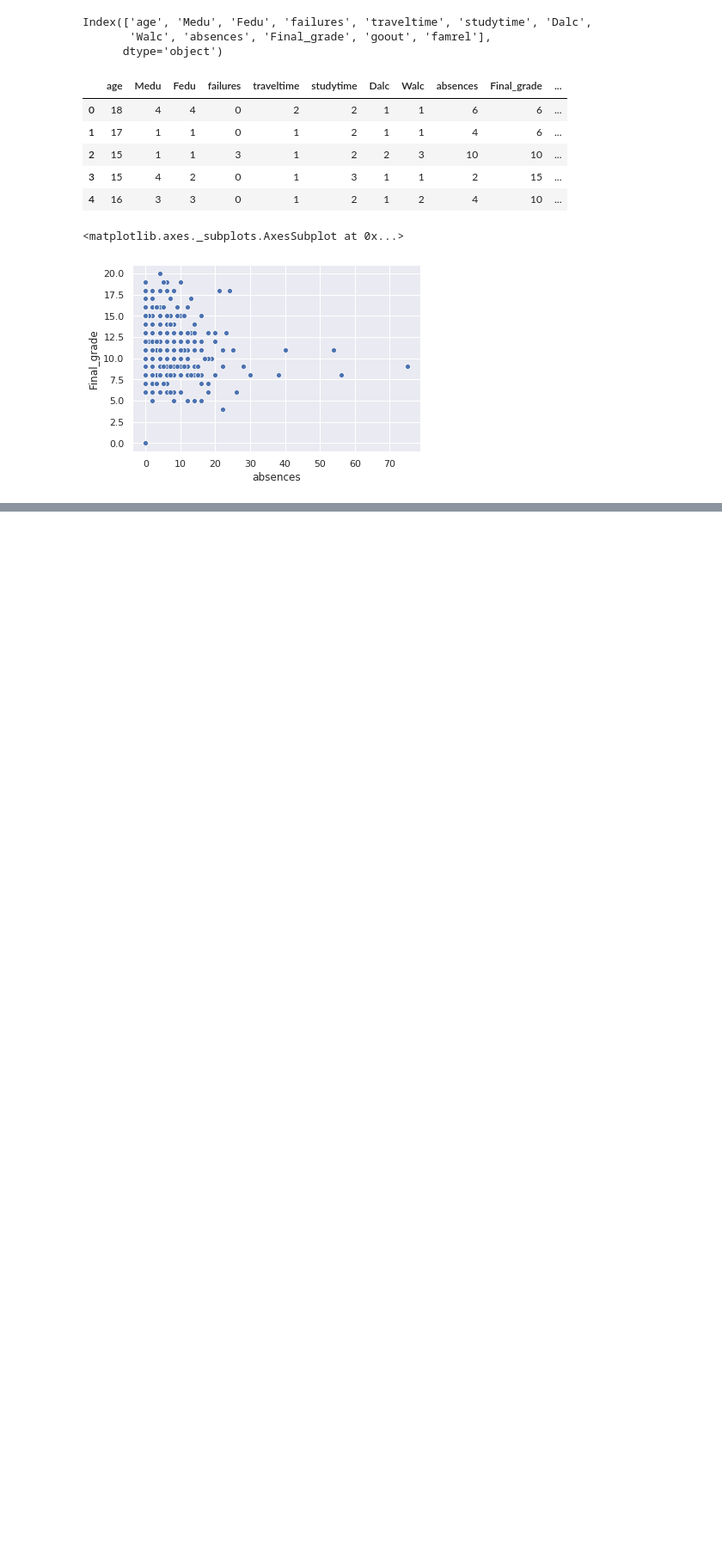
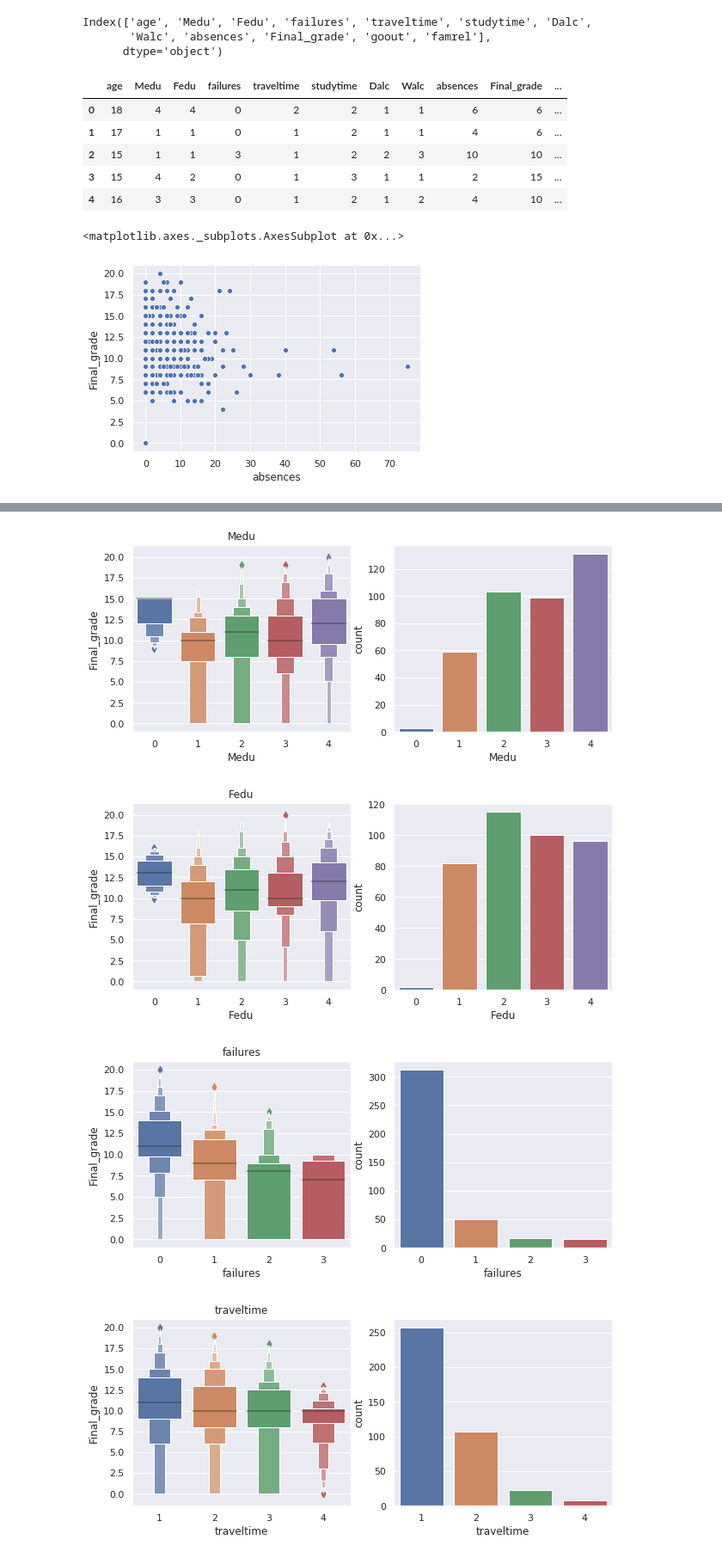
Before and after one commit to bugraefendi/ML-Grades, a Jupyter notebook: Mat-EDA.ipynb, the cells around one changed output, grey strips where cells are left out. Shown at 86% size. Cells and saved outputs as stored; diff of their text form; code cells hidden in the pictures; blank space fills up the shorter version.

```diff
--- a/Mat-EDA.ipynb
+++ b/Mat-EDA.ipynb
@@ -269,0 +284,13 @@ sns.scatterplot(x = 'absences', y = 'Final_grade', data = to_model[['absences',
+# %%
+for col in list(to_model.drop(['Final_grade', 'age', 'absences'], axis = 1).columns):
+    plt.figure()
+    plt.subplot(1,2,1)
+    sns.boxenplot(x=col,y= "Final_grade",data=to_model).set_title(col)
+    plt.subplot(1,2,2)
+    sns.countplot(x=col, data=to_model)
+    plt.show()
+# %% [output]
+[figure, added]
+[figure, added]
+[figure, added]
+[figure, added]
```
Also changed, not shown: parts of 10 cells of this notebook.
